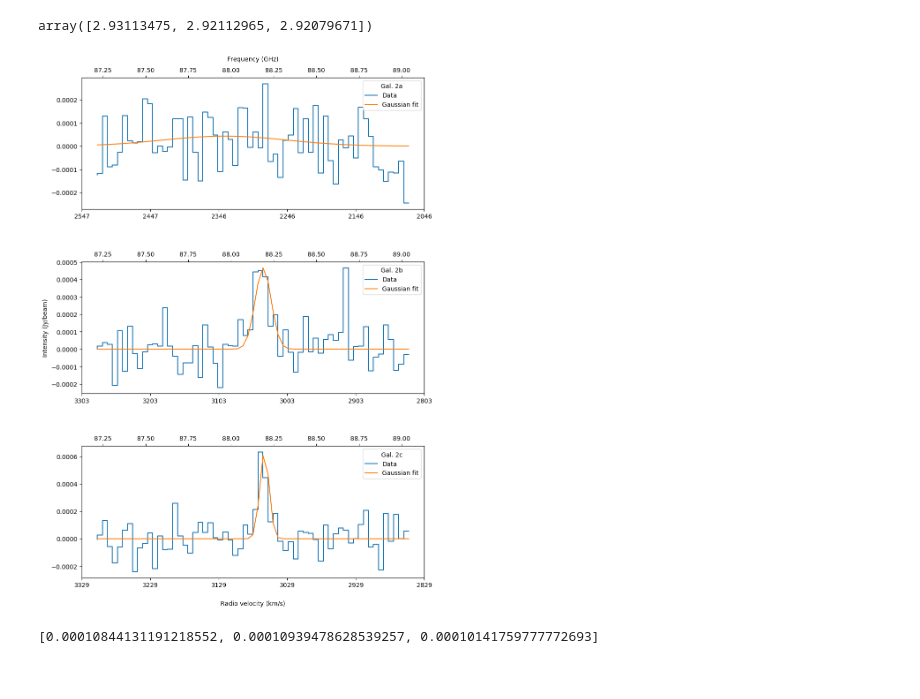
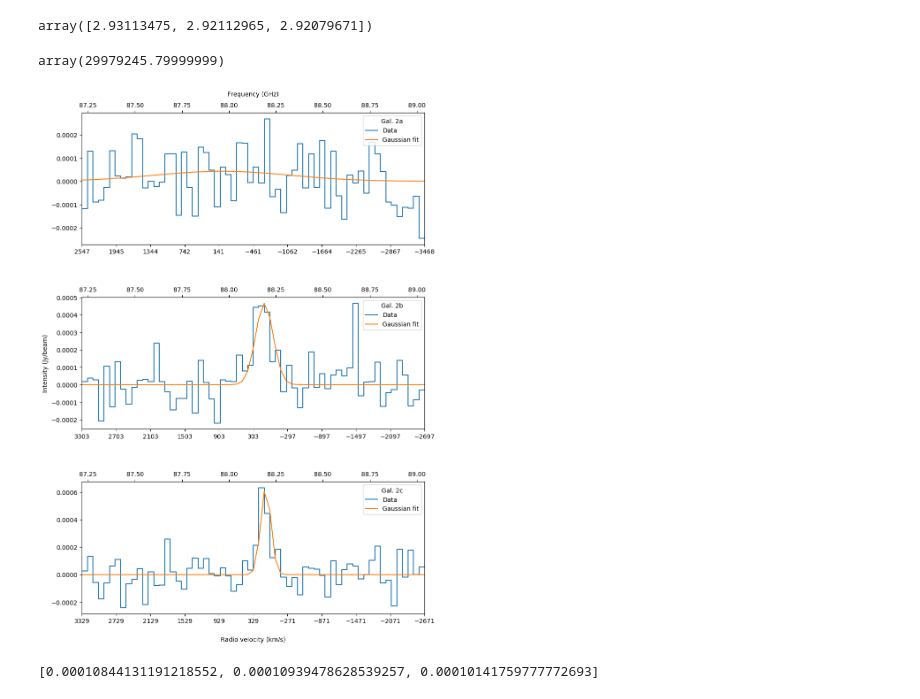
Before and after one commit to al-jshen/cta200, a Jupyter notebook: project/Untitled.ipynb, the cells around one changed output. Cells and saved outputs as stored; diff of their text form; code cells hidden in the pictures.

Commit message:
proper radio velocity in axes

```diff
--- a/project/Untitled.ipynb
+++ b/project/Untitled.ipynb
@@ -96,48 +96,59 @@ def velocity_radio(obs_freq, rest_freq, z=0):
     """
     shifted_rest_freq = rest_freq / (z + 1)
     return (1 - obs_freq / shifted_rest_freq) * const.c.value
+# %%
+velocity_radio(.9, 1)
+# %% [output]
+array(29979245.79999999)
 # %%
 fig = plt.figure(figsize=(10, 15), dpi=100)
+# plt.locator_params(nbins=10, axis='x')
 
 for i, j in enumerate(zprofs):
     ax = fig.add_subplot(3, 1, i+1)
+    ax.set_xlim(j.freq.values[0], j.freq.values[-1])
 
     vel_r = velocity_radio(j.freq, co_j32_freq, redshifts[i])
+    xlabs_bottom = vel_r[::6] / 1000 # convert to km/s
 
     ax.step(j.freq, j.intensity, label='Data')
     ax.plot(j.freq, g_fits[i](j.freq), label='Gaussian fit')
     ax.legend(title=f'Gal. {j.name}', loc='upper right')
 
+
     # create second axis for redshift
     ax2 = ax.twiny()
-    ax2.set_xticklabels([f'{v / 1000:.0f}' for v in vel_r]) # convert to km/s
+
+    ax2.set_xlim(xlabs_bottom[0], xlabs_bottom[-1])
+    plt.xticks(xlabs_bottom)
 
     # move frequency axis+label to top, redshift axis+label to bottom
     ax.xaxis.tick_top()
     ax.xaxis.set_label_position('top')
 
     ax2.xaxis.tick_bottom()
     ax2.xaxis.set_label_position('bottom')
+
 
     # kinda ugly...
 
     # set top x label
     if i == 0:
         ax.set_xlabel('Frequency (GHz)', labelpad=10)
 
     # set y label
     if i == 1:
         ax.set_ylabel('Intensity (Jy/beam)')
 
     # set bottom x label
     if i == 2:
         ax2.set_xlabel('Radio velocity (km/s)', labelpad=20)
 
 
 plt.subplots_adjust(hspace=0.4)
-# plt.savefig('redshift_axis_plot.png')
+plt.savefig('redshift_axis_plot.png')
 # %% [output]
-[figure, old version]
+[figure, new version]
 # %%
 def RMSE(pred, target):
     """ Return root-mean-square error between two arrays
```
Also changed, not shown: parts of 3 cells of this notebook, 2 other files.
